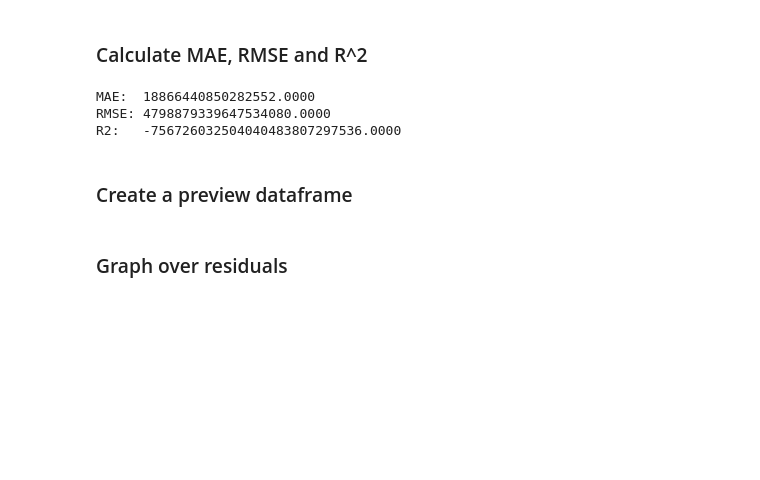
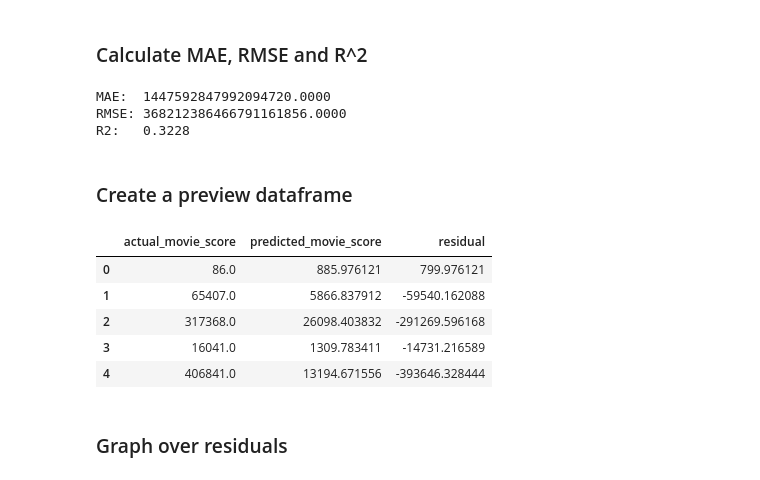
Before and after one commit to ande310g/imdb, a Jupyter notebook: src/Linear_Regression/Testing.ipynb, the cells around one changed output. Drawn from its saved outputs; the diff is of its cells as text; code cells hidden in the pictures; blank space fills up the shorter version.

```diff
--- a/src/Linear_Regression/Testing.ipynb
+++ b/src/Linear_Regression/Testing.ipynb
@@ -39,8 +41,8 @@ y_pred = np.expm1(final_model.predict(X_test))
 # %%
 # Metrics (only if ground truth available)
 if y_true is not None:
-    mae = mean_absolute_error(y_true, y_pred)
-    rmse = np.sqrt(mean_squared_error(y_true, y_pred))
+    mae = mean_absolute_error(y_true_original, y_pred_original)
+    rmse = np.sqrt(mean_squared_error(y_true_original, y_pred_original))
     r2 = r2_score(y_true, y_pred)
     print(f"MAE:  {mae:.4f}")
     print(f"RMSE: {rmse:.4f}")
@@ -48,16 +50,24 @@ if y_true is not None:
 else:
     print("Ground-truth 'movie_score' not found in test set; only predictions are available.")
 # %% [output]
-MAE:  18866440850282552.0000
-RMSE: 4798879339647534080.0000
-R2:   -756726032504040483807297536.0000
+MAE:  1447592847992094720.0000
+RMSE: 368212386466791161856.0000
+R2:   0.3228
 # %% [markdown]
 ### Create a preview dataframe
 # %%
 # Preview predictions
-preview = pd.DataFrame({"predicted_movie_score": y_pred, "residual": y_pred - y_true})
+preview = pd.DataFrame({"predicted_movie_score": y_pred_original, "residual": y_pred_original - y_true_original})
 if y_true is not None:
-    preview.insert(0, "actual_movie_score", y_true)
+    preview.insert(0, "actual_movie_score", y_true_original)
+preview.head()
+# %% [output]
+|  | actual_movie_score | predicted_movie_score | residual |
+| 0 | 86.0 | 885.976121 | 799.976121 |
+| 1 | 65407.0 | 5866.837912 | -59540.162088 |
+| 2 | 317368.0 | 26098.403832 | -291269.596168 |
+| 3 | 16041.0 | 1309.783411 | -14731.216589 |
+| 4 | 406841.0 | 13194.671556 | -393646.328444 |
 # %% [markdown]
 ### Graph over residuals
 # %%
```
Also changed, not shown: parts of 6 cells of this notebook, 18 other files.
